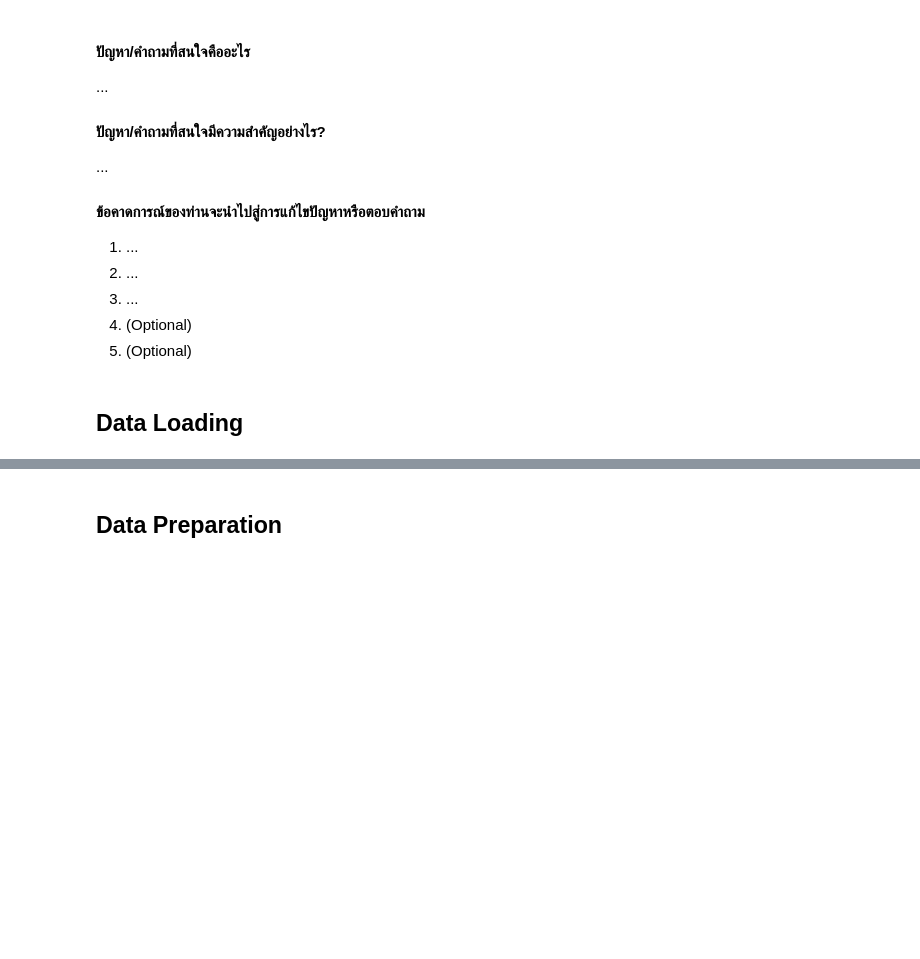
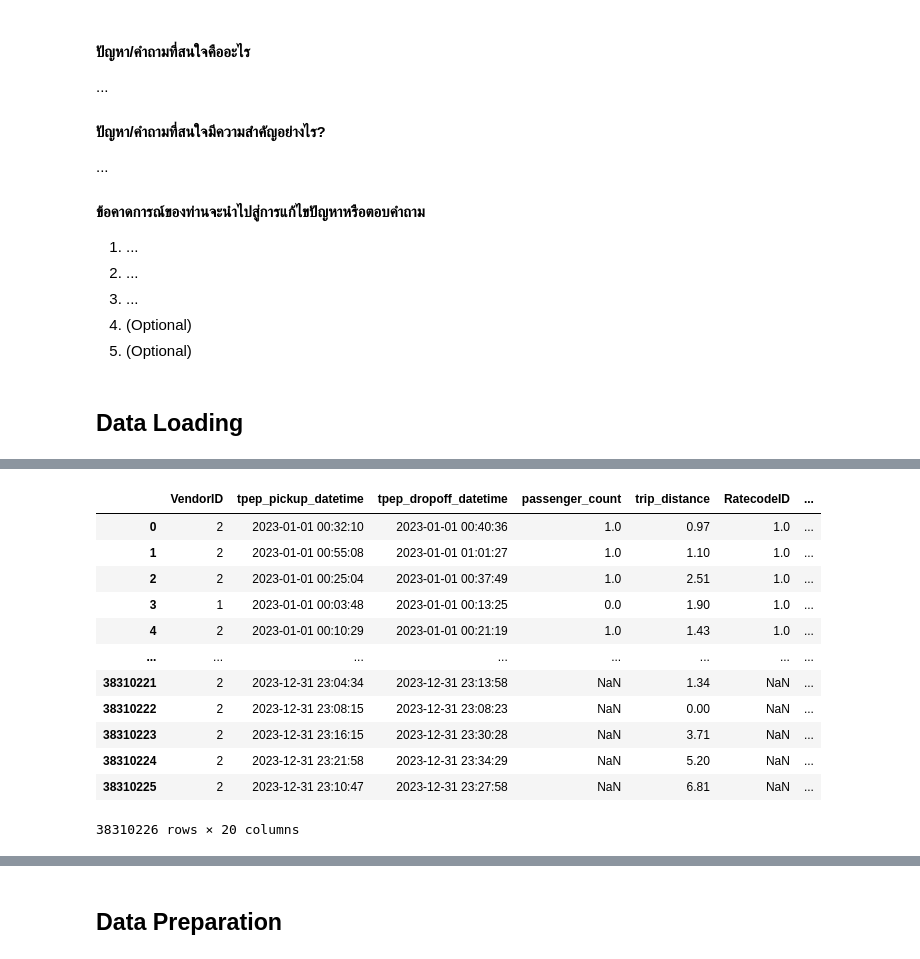
Before and after one commit to RatchanonPa/Data-Warehouse-and-Big-Data-Analytics, a Jupyter notebook: Data_Analytics_and_Modeling.ipynb, the cells around one changed output, grey strips where cells are left out. Saved outputs shown, nothing was run; the diff lists cells and outputs as text; code cells hidden in the pictures; blank space fills up the shorter version.

```diff
--- a/Data_Analytics_and_Modeling.ipynb
+++ b/Data_Analytics_and_Modeling.ipynb
@@ -87,0 +119,37 @@
+# %%
+import pandas as pd
+import pyarrow.parquet as pq
+import os
+
+# Correct the directory where the Parquet files are stored (remove the space)
+data_dir = '/content/drive/MyDrive/Bigdata /'
+
+# Manually map folder names to months, accounting for variations
+folder_names = {
+    'jan': '01', 'feb': '02', 'mar': '03', 'april': '04',
+    'may': '05', 'june': '06', 'july': '07', 'aug': '08',
+    'sep': '09', 'oct': '10', 'nov': '11', 'dec': '12'
+}
+
+# Create the file paths
+file_paths = [f"{data_dir}{folder}/yellow_tripdata_2023-{month}.parquet"
+              for folder, month in folder_names.items()]
+
+# Initialize an empty list to hold the DataFrames
+df_list = []
+
+# Loop through the file paths, read each Parquet file, and append the DataFrame to the list
+for file_path in file_paths:
+    if os.path.exists(file_path):
+        trip_data = pq.read_table(file_path).to_pandas()
+        df_list.append(trip_data)
+    else:
+        print(f"File not found: {file_path}")
+
+# Concatenate all DataFrames into a single DataFrame
+if df_list:
+    trips_2023 = pd.concat(df_list, ignore_index=True)
+    # Display the first few rows of the combined DataFrame
+    print(trips_2023.head())
+else:
+    print("No files found.")
@@ -87,0 +174,16 @@
+# %%
+trips_2023
+# %% [output]
+|  | VendorID | tpep_pickup_datetime | tpep_dropoff_datetime | passenger_count | trip_distance | RatecodeID | ... |
+| 0 | 2 | 2023-01-01 00:32:10 | 2023-01-01 00:40:36 | 1.0 | 0.97 | 1.0 | ... |
+| 1 | 2 | 2023-01-01 00:55:08 | 2023-01-01 01:01:27 | 1.0 | 1.10 | 1.0 | ... |
+| 2 | 2 | 2023-01-01 00:25:04 | 2023-01-01 00:37:49 | 1.0 | 2.51 | 1.0 | ... |
+| 3 | 1 | 2023-01-01 00:03:48 | 2023-01-01 00:13:25 | 0.0 | 1.90 | 1.0 | ... |
+| 4 | 2 | 2023-01-01 00:10:29 | 2023-01-01 00:21:19 | 1.0 | 1.43 | 1.0 | ... |
+| ... | ... | ... | ... | ... | ... | ... | ... |
+| 38310221 | 2 | 2023-12-31 23:04:34 | 2023-12-31 23:13:58 | NaN | 1.34 | NaN | ... |
+| 38310222 | 2 | 2023-12-31 23:08:15 | 2023-12-31 23:08:23 | NaN | 0.00 | NaN | ... |
+| 38310223 | 2 | 2023-12-31 23:16:15 | 2023-12-31 23:30:28 | NaN | 3.71 | NaN | ... |
+| 38310224 | 2 | 2023-12-31 23:21:58 | 2023-12-31 23:34:29 | NaN | 5.20 | NaN | ... |
+| 38310225 | 2 | 2023-12-31 23:10:47 | 2023-12-31 23:27:58 | NaN | 6.81 | NaN | ... |
+38310226 rows × 20 columns
```
Also changed, not shown: parts of 22 cells of this notebook.
